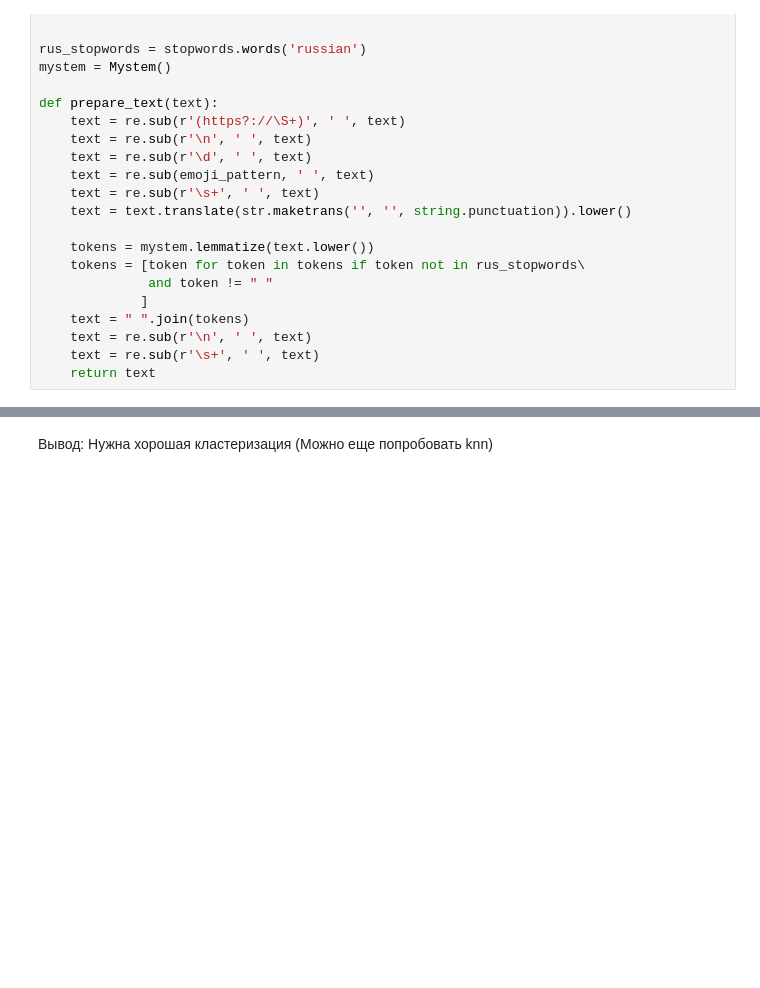
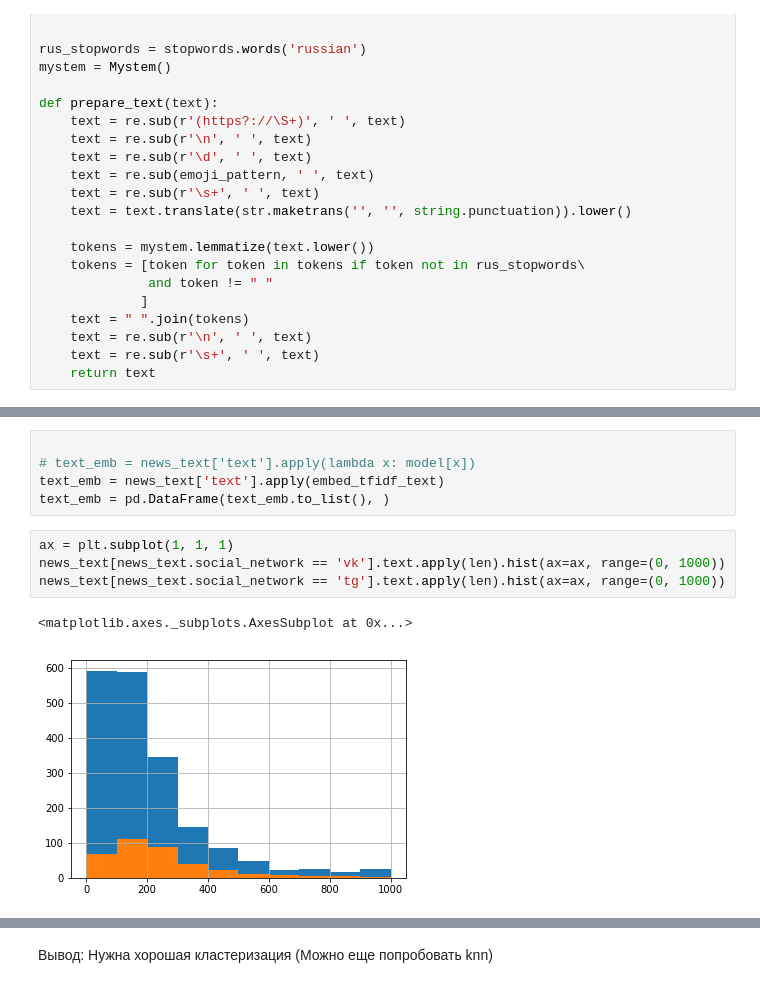
Before and after one commit to MADE-realtime/realtime_news, a Jupyter notebook: EDA/VkTgVis.ipynb, the cells around one changed output, grey strips where cells are left out. Drawn from its saved outputs; the diff is of its cells as text; blank space fills up the shorter version.

```diff
--- a/EDA/VkTgVis.ipynb
+++ b/EDA/VkTgVis.ipynb
@@ -167,0 +185,12 @@ text_emb = pd.DataFrame(text_emb.to_list(), )
+# %%
+
+# text_emb = news_text['text'].apply(lambda x: model[x])
+text_emb = news_text['text'].apply(embed_tfidf_text)
+text_emb = pd.DataFrame(text_emb.to_list(), )
+# %%
+ax = plt.subplot(1, 1, 1)
+news_text[news_text.social_network == 'vk'].text.apply(len).hist(ax=ax, range=(0, 1000))
+news_text[news_text.social_network == 'tg'].text.apply(len).hist(ax=ax, range=(0, 1000))
+# %% [output]
+<matplotlib.axes._subplots.AxesSubplot at 0x...>
+[figure, added]
```
Also changed, not shown: parts of 11 cells of this notebook.
